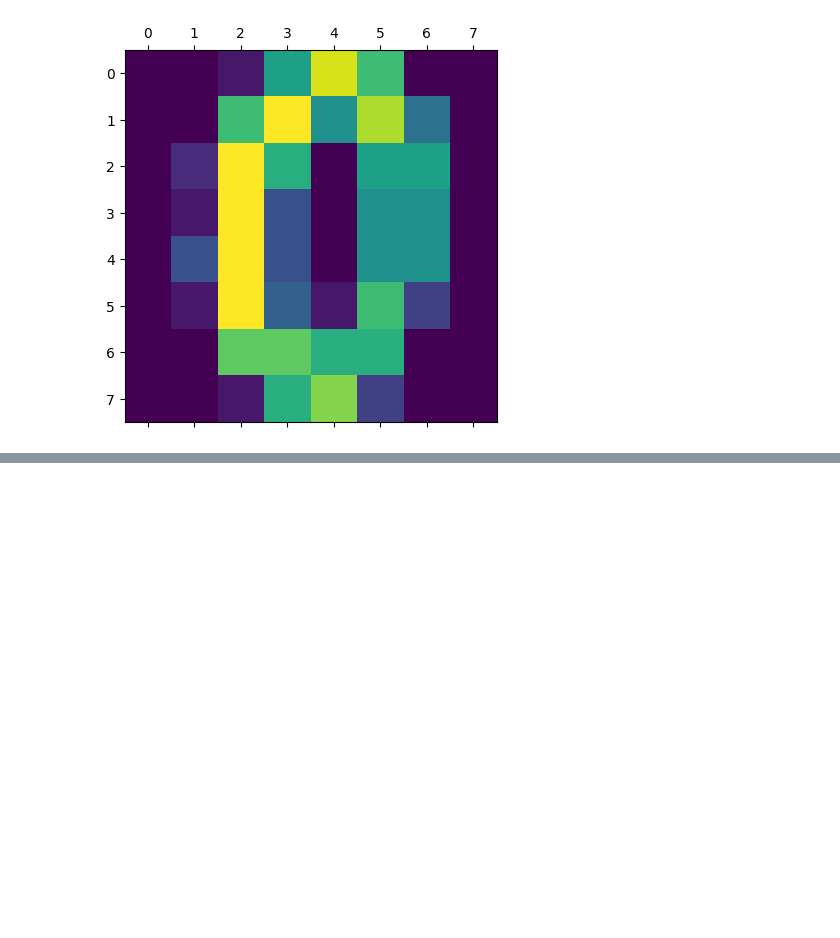
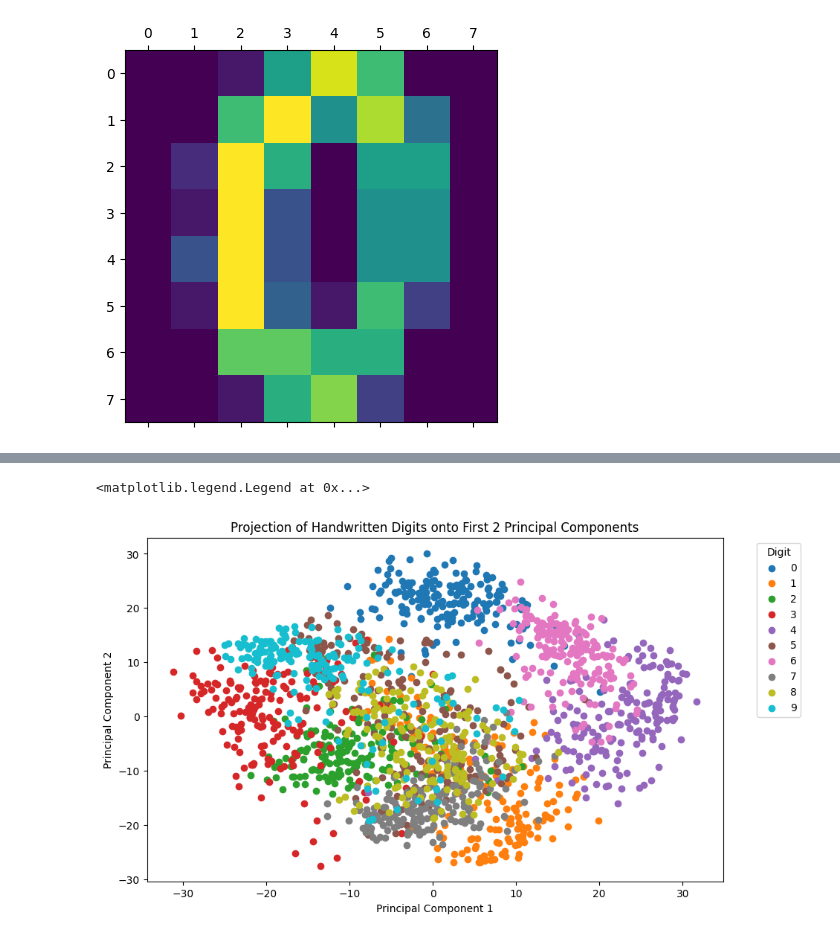
Before and after one commit to jaceroldan/handwritten-digit-classification, a Jupyter notebook: mex4.ipynb, the cells around one changed output, grey strips where cells are left out. Cells and saved outputs as stored; diff of their text form; code cells hidden in the pictures; blank space fills up the shorter version.

Commit message:
Visualize projection of handwritten digits dataset onto first 2 PCs

```diff
--- a/mex4.ipynb
+++ b/mex4.ipynb
@@ -31,3 +31,10 @@ plt.matshow(digits.images[10])
 # %% [output]
 <matplotlib.image.AxesImage at 0x...>
 [figure]
+# %%
+from sklearn.decomposition import PCA
+
+X = digits.data
+y = digits.target
+print(X)
+print(y)
@@ -33,0 +50,16 @@ plt.matshow(digits.images[10])
+# %%
+pca = PCA(n_components=2)
+X_pca = pca.fit_transform(X)
+# %%
+plt.figure(figsize=[10,6])
+
+for i in range(10):
+    plt.scatter(X_pca[y == i, 0], X_pca[y == i, 1], label=str(i))
+
+plt.title('Projection of Handwritten Digits onto First 2 Principal Components')
+plt.xlabel('Principal Component 1')
+plt.ylabel('Principal Component 2')
+plt.legend(title='Digit', bbox_to_anchor=(1.05, 1), loc='upper left')
+# %% [output]
+<matplotlib.legend.Legend at 0x...>
+[figure, added]
```
Also changed, not shown: parts of 2 cells of this notebook.
